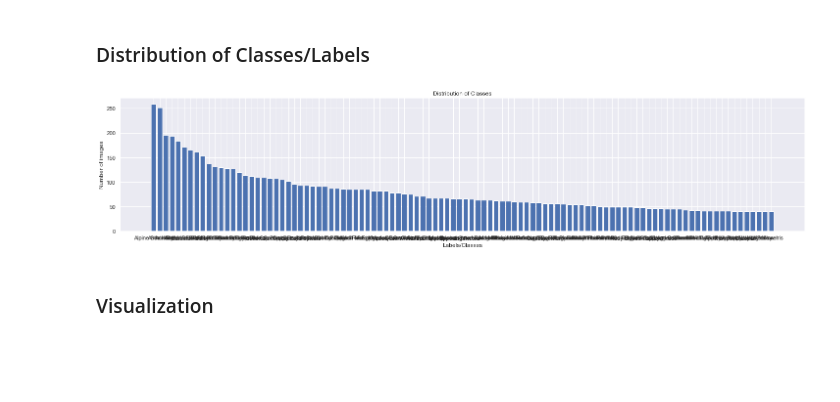
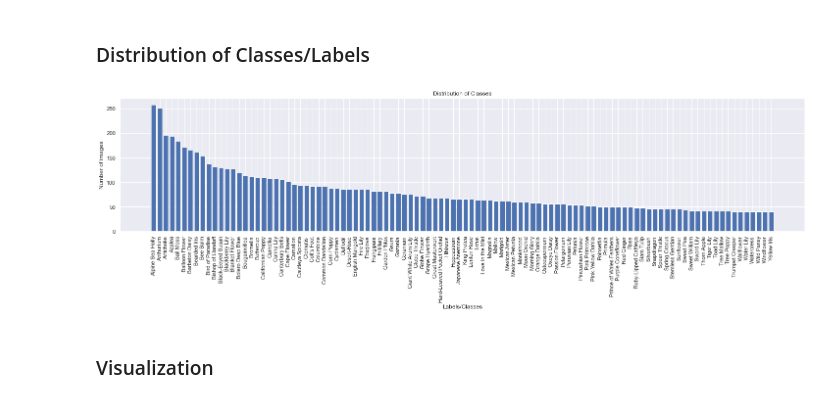
Before and after one commit to ElsaLopez133/PACHAMAMA, a Jupyter notebook: starting_kit/README.ipynb, the cells around one changed output. Saved outputs shown, nothing was run; the diff lists cells and outputs as text; code cells hidden in the pictures; blank space fills up the shorter version.

```diff
--- a/starting_kit/README.ipynb
+++ b/starting_kit/README.ipynb
@@ -84,8 +84,8 @@ We provide `sample_data` with the starting kit, but to prepare your submission,
 The data used for this challenge has images resized into 128x128 pixels.
 # %%
 data_name = 'flower_data' # DO NOT CHANGE
-data_dir = 'sample_data'
-#data_dir = 'public_data' # Comment to use sample_data (You must download the public_data on CodaLab)
+#data_dir = 'sample_data'
+data_dir = 'public_data' # Comment to use sample_data (You must download the public_data on CodaLab)
 # !ls $data_dir*
 # %% [markdown]
 ### Load Data
@@ -156,11 +156,12 @@ csv_with_tab  :  False
 # %%
 plt.figure(figsize=(25, 5))
 plt.bar(data['categories'], data['images'])
 plt.xlabel("Labels/Classes")
 plt.ylabel("Number of images")
+plt.xticks(rotation=90)
 plt.title("Distribution of Classes");
 # %% [output]
-[figure, old version]
+[figure, new version]
 # %% [markdown]
 ### Visualization
 # %%
```
Also changed, not shown: parts of 37 cells of this notebook.
